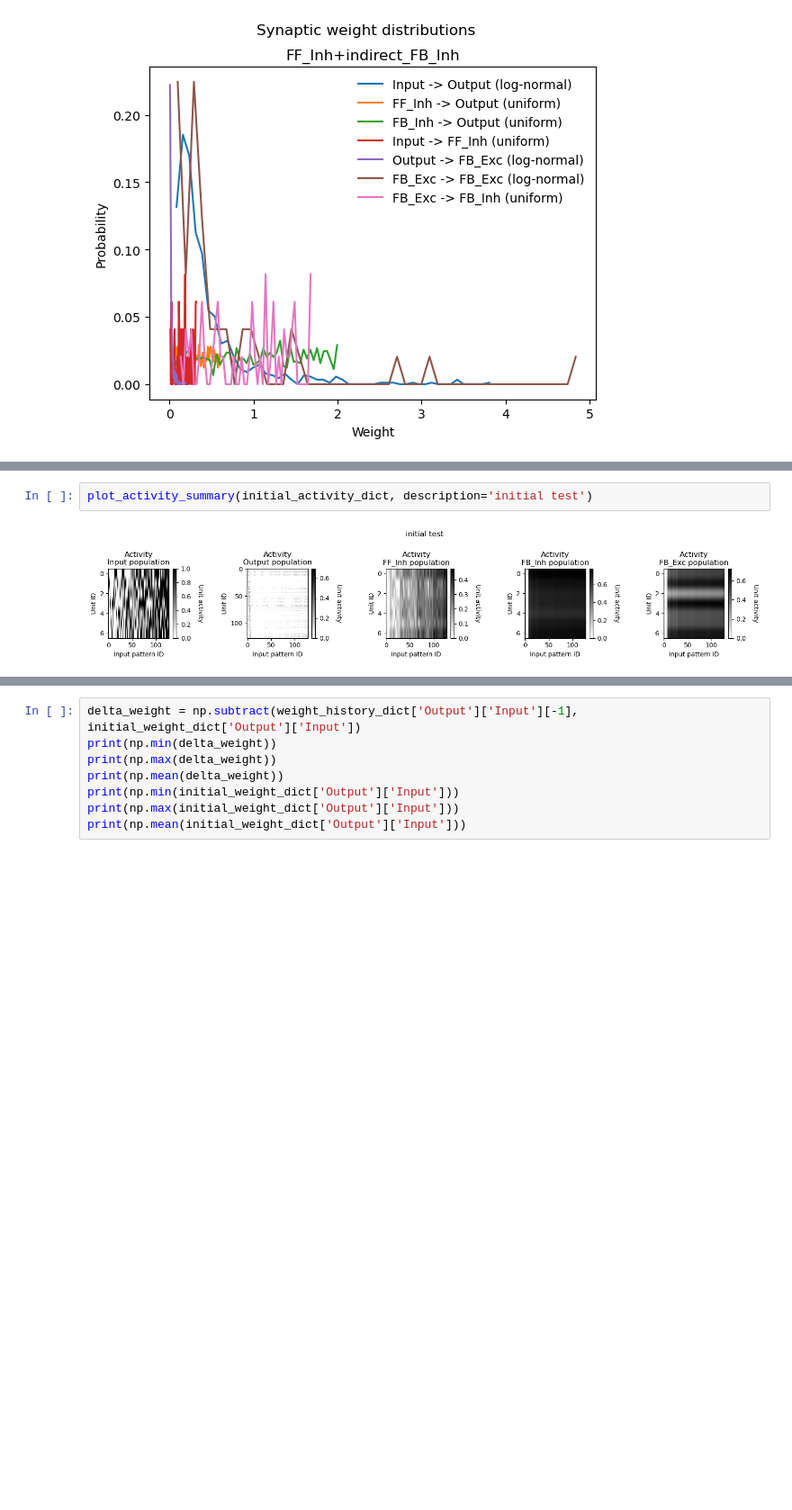
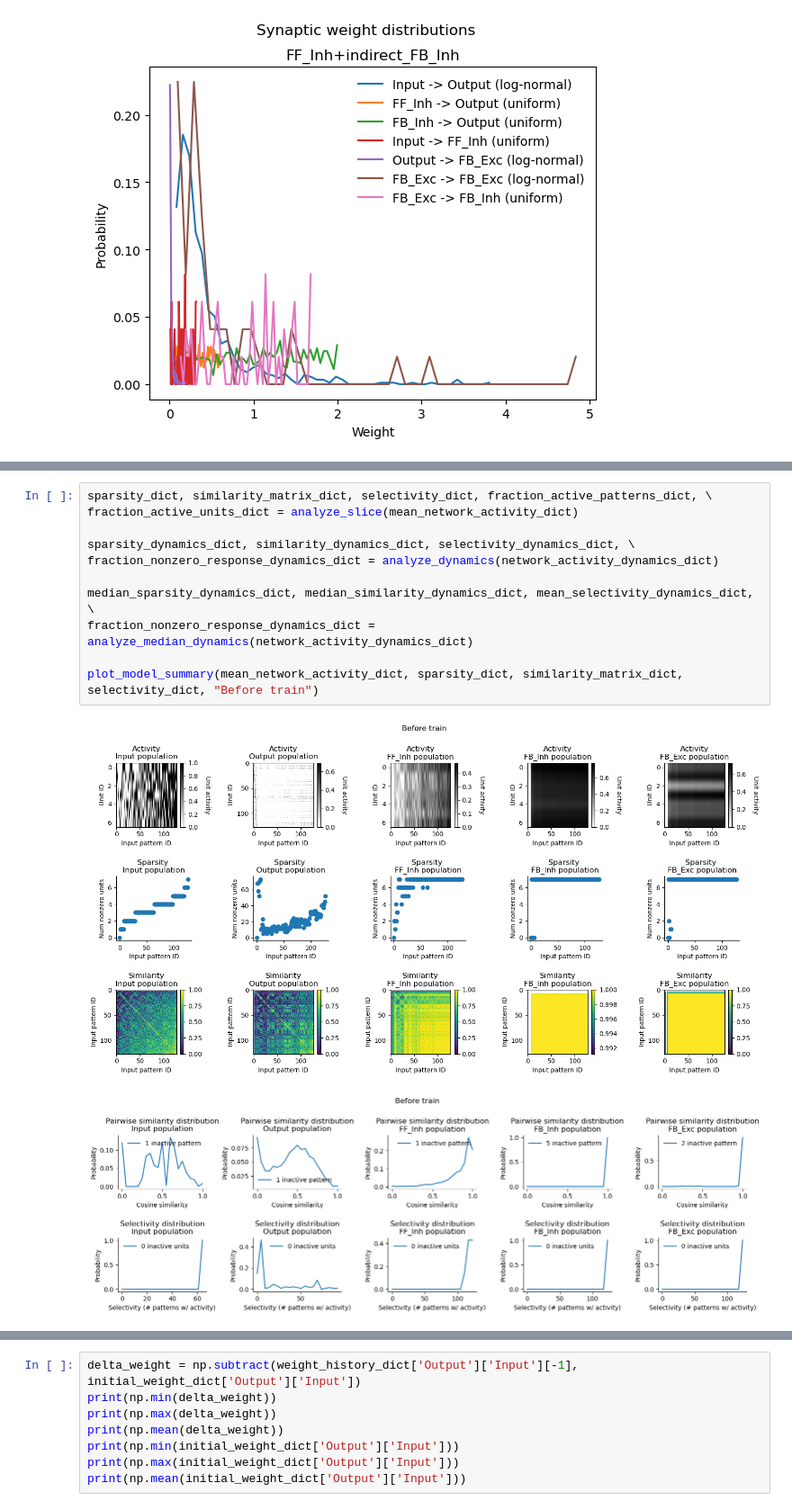
Before and after one commit to Milstein-Lab/dentate_circuit_model, a Jupyter notebook: Feb_15th_Hebb_weight_norm.ipynb, the cells around one changed output, grey strips where cells are left out. Shown at 90% size. Cells and saved outputs as stored; diff of their text form; blank space fills up the shorter version.

Commit message:
20240215:  - Tested training config_5 w/ Hebb_weight_norm

```diff
--- a/Feb_15th_Hebb_weight_norm.ipynb
+++ b/Feb_15th_Hebb_weight_norm.ipynb
@@ -17,7 +17,17 @@ Inital test took 111.8 s
 # %%
-plot_activity_summary(initial_activity_dict, description='initial test')
+sparsity_dict, similarity_matrix_dict, selectivity_dict, fraction_active_patterns_dict, \
+fraction_active_units_dict = analyze_slice(mean_network_activity_dict)
+
+sparsity_dynamics_dict, similarity_dynamics_dict, selectivity_dynamics_dict, \
+fraction_nonzero_response_dynamics_dict = analyze_dynamics(network_activity_dynamics_dict)
+
+median_sparsity_dynamics_dict, median_similarity_dynamics_dict, mean_selectivity_dynamics_dict, \
+fraction_nonzero_response_dynamics_dict = analyze_median_dynamics(network_activity_dynamics_dict)
+
+plot_model_summary(mean_network_activity_dict, sparsity_dict, similarity_matrix_dict, selectivity_dict, "Before train")
 # %% [output]
-[figure, old version]
+[figure, new version]
+[figure, added]
 # %%
 current_time = time.time()
 channel_conductance_dynamics_dict, net_current_dynamics_dict, cell_voltage_dynamics_dict, \
```
Also changed, not shown: parts of 8 cells of this notebook.
